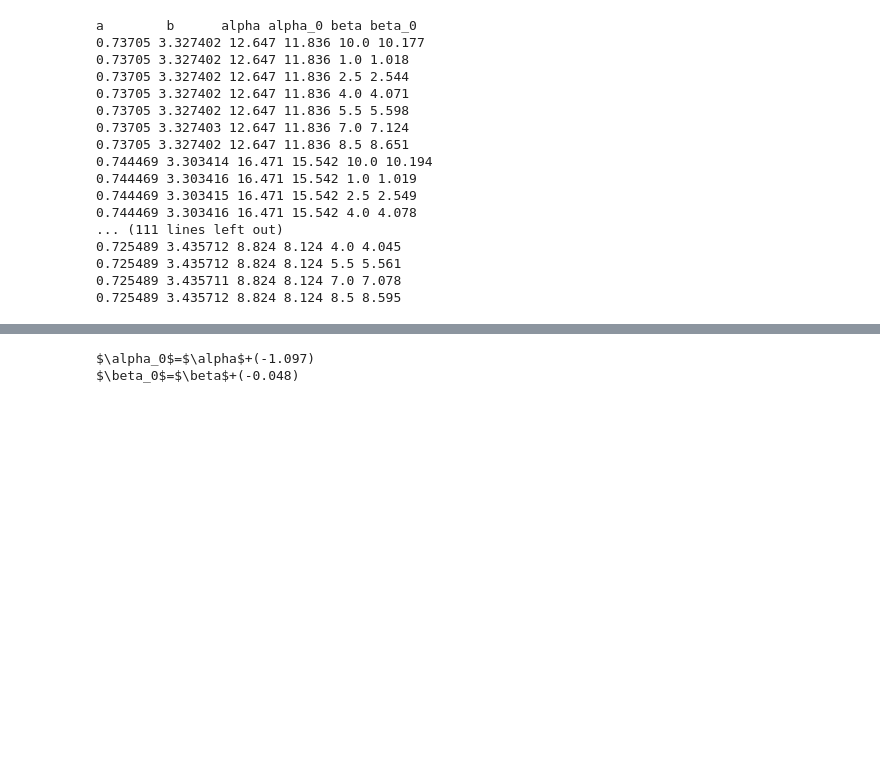
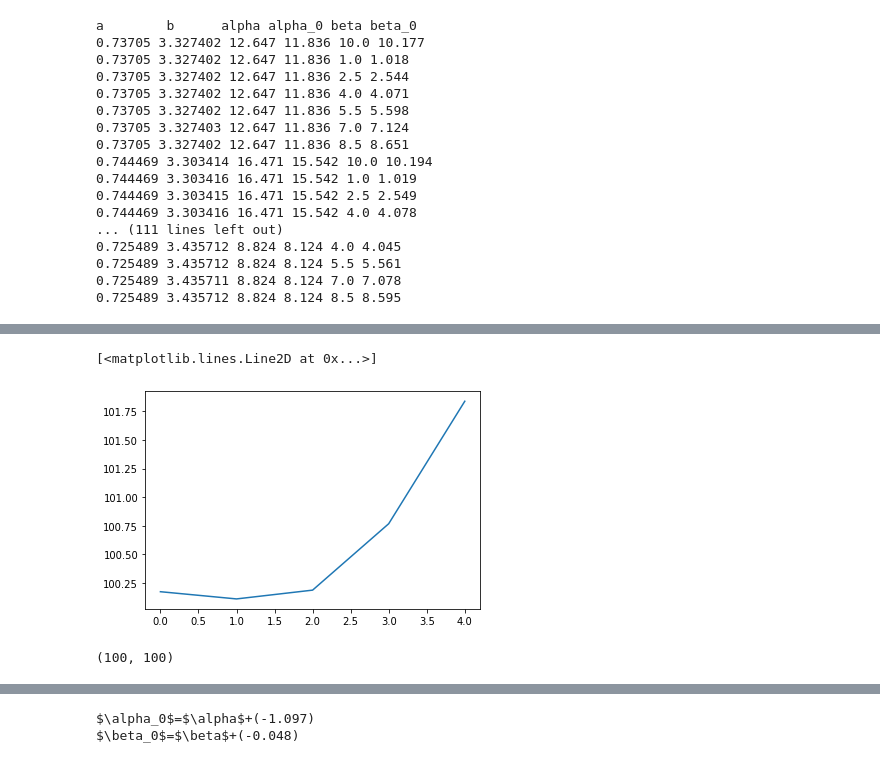
Before and after one commit to adameshel/spatial_autocorrelation, a Jupyter notebook: Autocorr/auto_corr.ipynb, the cells around one changed output, grey strips where cells are left out. Drawn from its saved outputs; the diff is of its cells as text; code cells hidden in the pictures; blank space fills up the shorter version.

```diff
--- a/Autocorr/auto_corr.ipynb
+++ b/Autocorr/auto_corr.ipynb
@@ -1431,3 +1403,21 @@ a        b      alpha alpha_0 beta beta_0
 0.725489 3.435712 8.824 8.124 5.5 5.561
 0.725489 3.435711 8.824 8.124 7.0 7.078
 0.725489 3.435712 8.824 8.124 8.5 8.595
+# %%
+from scipy.spatial.distance import pdist, squareform
+def make_tuple_arr(arr):
+    d_tuple = []
+    for _,d in enumerate(arr):
+        d_tuple.append(tuple((d,)))
+    return d_tuple
+
+z = make_tuple_arr(np.random.exponential(size=(100)))
+x = make_tuple_arr(np.random.uniform(size=(100)))
+y = make_tuple_arr(np.random.uniform(size=(100)))
+df = pd.DataFrame(
+    {'x':x,
+    'y':y,
+    'z':z}
+)
+ac = accml.Autocorr(df, bw=0.0001)
+ac(optimize=True)
@@ -1433,0 +1487,9 @@ a        b      alpha alpha_0 beta beta_0
+# %%
+plt.plot(ac.ac[1])
+# %% [output]
+[<matplotlib.lines.Line2D at 0x...>]
+[figure, added]
+# %%
+np.shape(X)
+# %% [output]
+(100, 100)
```
Also changed, not shown: parts of 30 cells of this notebook, 2 other files.
